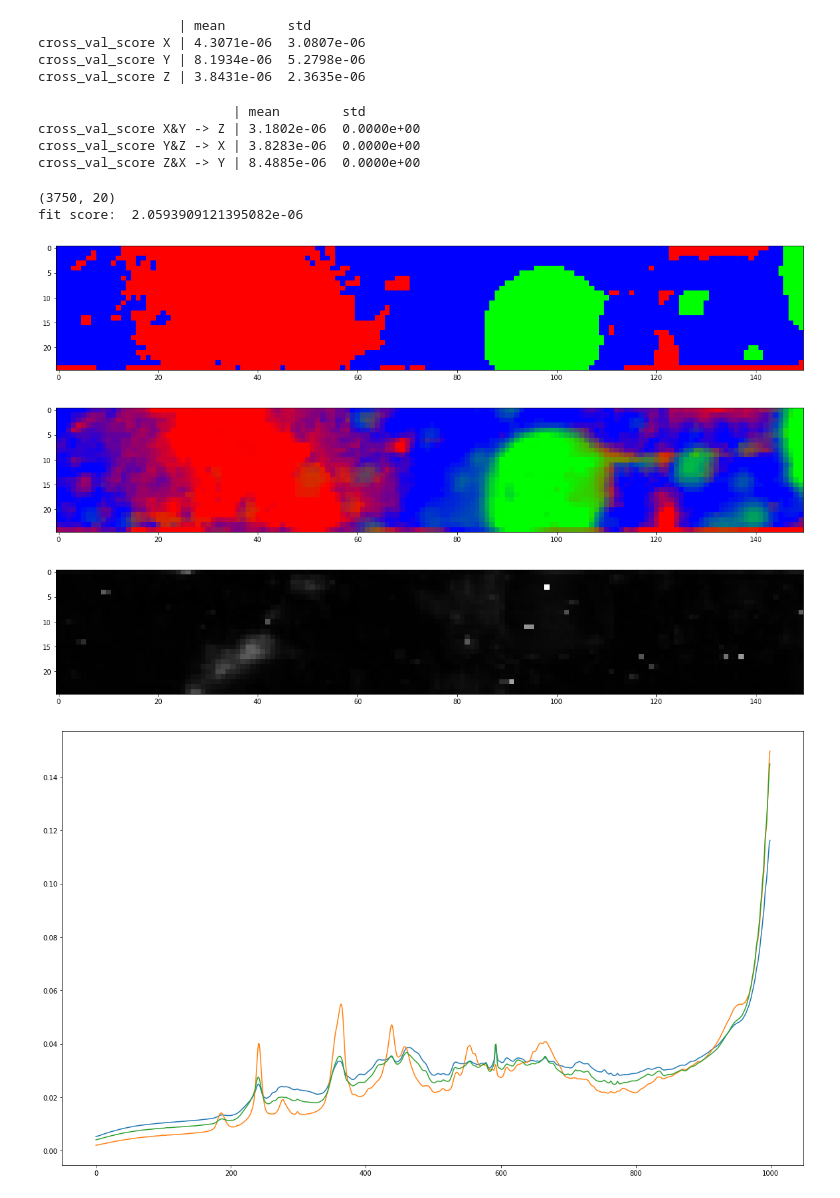
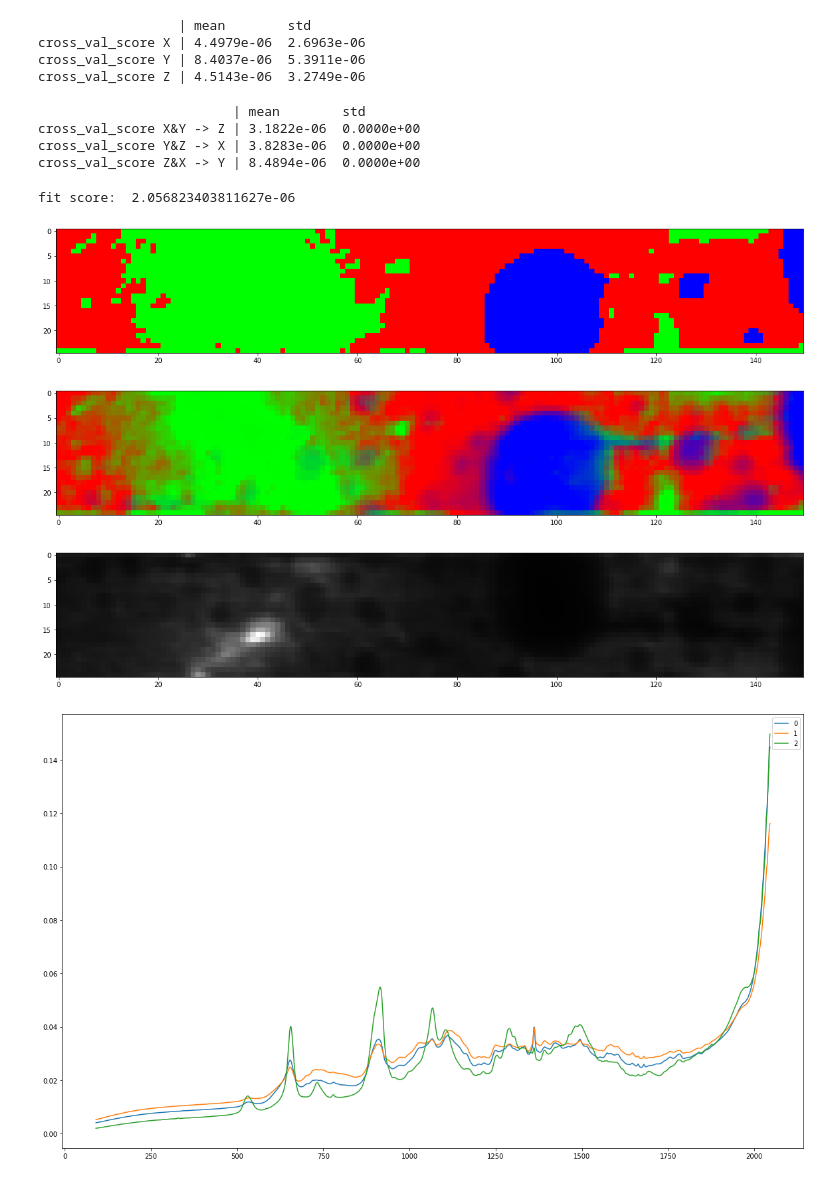
Before and after one commit to jjgsherwood/Bacholar_Thesis, a Jupyter notebook: cross_validation_PCA.ipynb, the cells around one changed output. Drawn from its saved outputs; the diff is of its cells as text; code cells hidden in the pictures.

```diff
--- a/cross_validation_PCA.ipynb
+++ b/cross_validation_PCA.ipynb
@@ -103,6 +105,7 @@ def error_map(estimator, X, y=None):
     return ((RCA @ ref_vec - X)**2).mean(1)
 
 def score_func(estimator, X, y=None):
+    X = unit_vector_norm(X)
     return error_map(estimator, X).mean()
 
 def print_mean_std(X):
@@ -111,14 +114,14 @@ def print_mean_std(X):
 def cross_val_X_Y_Z(rvc, X, Y, Z):
     rvc.fit(np.concatenate((X, Y), axis=0))
     return score_func(rvc, Z)
+# %%
+kwargs = {'n_clusters': 3,
+          'n_components': 5,
+          'min_weight': 0}
+
+header = f"{'mean':12}{'std':12}"
 # %%
 ################################# cross_val_score #######################
-kwargs = {'n_clusters': 3,
-          'n_components': 20,
-          'min_weight': 0}
-
-header = f"{'mean':12}{'std':12}"
-
 rvc = ReferenceVectorClassifierPCA(**kwargs)
 print(f"{'':18}| {header}")
 print(f"cross_val_score X | {print_mean_std(model_selection.cross_val_score(rvc, X, None, scoring=score_func))}")
@@ -126,17 +129,11 @@ print(f"cross_val_score Y | {print_mean_std(model_selection.cross_val_score(rvc,
 print(f"cross_val_score Z | {print_mean_std(model_selection.cross_val_score(rvc, Z, None, scoring=score_func))}")
 # %% [output]
                   | mean        std
-cross_val_score X | 4.3071e-06  3.0807e-06
-cross_val_score Y | 8.1934e-06  5.2798e-06
-cross_val_score Z | 3.8431e-06  2.3635e-06
+cross_val_score X | 4.4979e-06  2.6963e-06
+cross_val_score Y | 8.4037e-06  5.3911e-06
+cross_val_score Z | 4.5143e-06  3.2749e-06
 # %%
 ################################# cross_val_score #######################
-kwargs = {'n_clusters': 3,
-          'n_components': 20,
-          'min_weight': 0}
-
-header = f"{'mean':12}{'std':12}"
-
 rvc = ReferenceVectorClassifierPCA(**kwargs)
 print(f"{'':25}| {header}")
 print(f"cross_val_score X&Y -> Z | {print_mean_std(cross_val_X_Y_Z(rvc, X, Y, Z))}")
@@ -144,47 +141,45 @@ print(f"cross_val_score Y&Z -> X | {print_mean_std(cross_val_X_Y_Z(rvc, Y, Z, X)
 print(f"cross_val_score Z&X -> Y | {print_mean_std(cross_val_X_Y_Z(rvc, Z, X, Y))}")
 # %% [output]
                          | mean        std
-cross_val_score X&Y -> Z | 3.1802e-06  0.0000e+00
+cross_val_score X&Y -> Z | 3.1822e-06  0.0000e+00
 cross_val_score Y&Z -> X | 3.8283e-06  0.0000e+00
-cross_val_score Z&X -> Y | 8.4885e-06  0.0000e+00
+cross_val_score Z&X -> Y | 8.4894e-06  0.0000e+00
 # %%
 ################# predict on original image ###############################
-kwargs = {'n_clusters': 3,
-          'n_components': 20,
-          'min_weight': 0.05}
 rvc = ReferenceVectorClassifierPCA(**kwargs)
 rvc.fit(X)
 
 RCA_vector = rvc.predict(X)
 
 print("fit score: ", score_func(rvc, X))
 
 one_hot = np.zeros((X.shape[0], rvc.kwargs['n_clusters']), dtype=float)
 one_hot[range(X.shape[0]), rvc.clusters] = 1
 
 plt.figure(figsize = (20,4))
 plt.imshow(np.swapaxes(one_hot.reshape((*shape_X[:2], kwargs['n_clusters'])),0,1)[::-1,:,:3])
 plt.show()
 
 RCA_vector = np.clip(RCA_vector, a_min=0, a_max=1)
 plt.figure(figsize = (20,4))
 plt.imshow(np.swapaxes(RCA_vector.reshape((*shape_X[:2], kwargs['n_clusters'])),0,1)[::-1,:,:3])
 plt.show()
 plt.figure(figsize = (20,4))
 plt.imshow(error_map(rvc, X).reshape(shape_X[:2]).T, cmap='gray', vmin=0)
 plt.show()
-
-plt.figure(figsize = (20,12))
-for i in rvc.get_reference_vectors():
-    plt.plot(i)
-plt.show()
 # %% [output]
-(3750, 20)
-fit score:  2.0593909121395082e-06
+fit score:  2.056823403811627e-06
-[figure, old version]
+[figure, new version]
-[figure, old version]
+[figure, new version]
-[figure, old version]
+[figure, new version]
-[figure, removed]
+# %%
+plt.figure(figsize = (20,12))
+for i, r in enumerate(rvc.get_reference_vectors()):
+    plt.plot(wavelength, r, label=i)
+plt.legend()
+plt.show()
+# %% [output]
+[figure, added]
 # %%
 ################# predict on new image ###############################
 RCA_vector = rvc.predict(Y)
```
Also changed, not shown: parts of 4 cells of this notebook, 6 other files.
